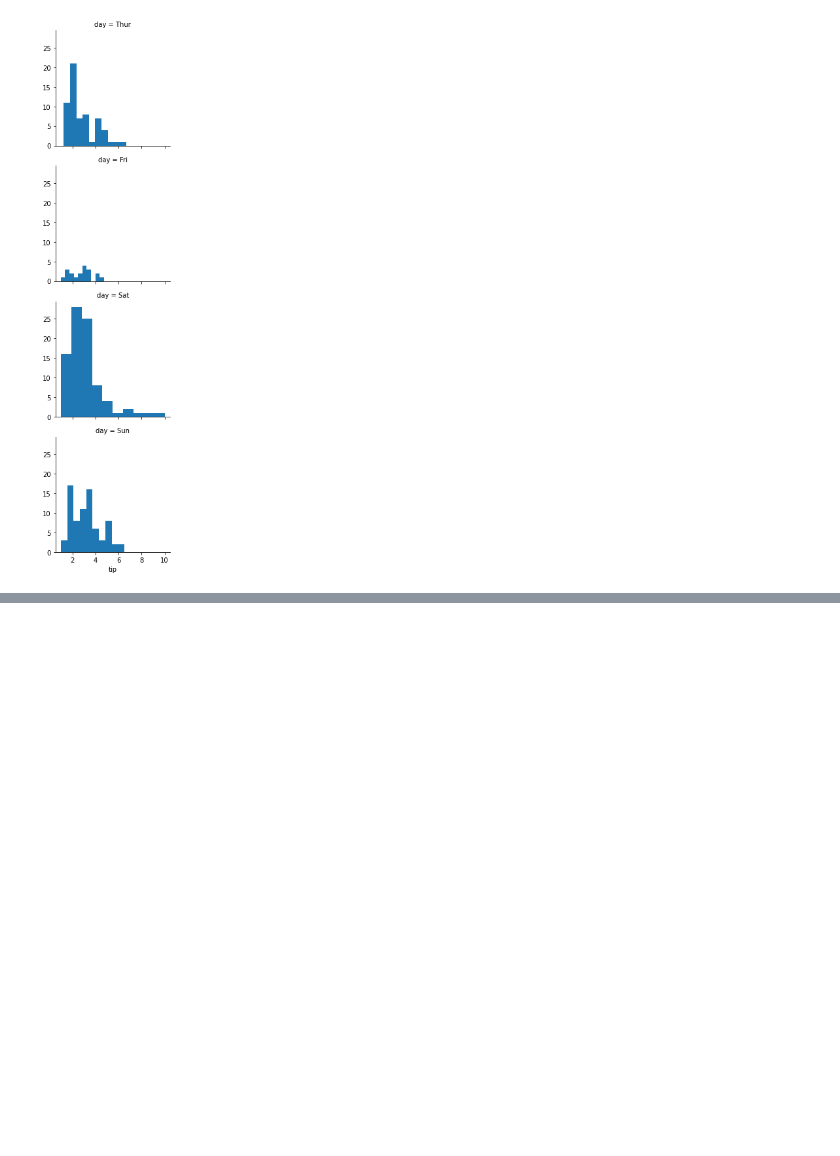
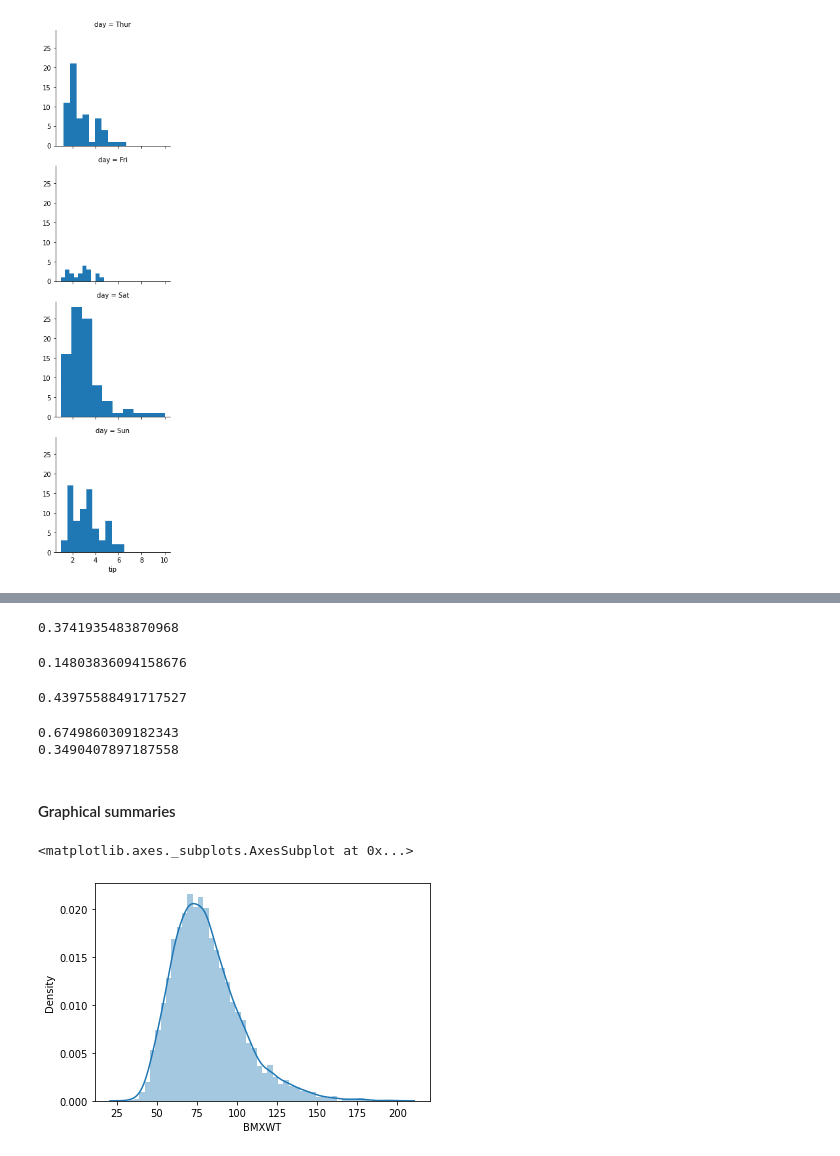
Before and after one commit to Gokulvasan-V/Coursera_practice, a Jupyter notebook: Understanding_and_Visualizing_Data_with_Python.ipynb, the cells around one changed output, grey strips where cells are left out. Drawn from its saved outputs; the diff is of its cells as text; code cells hidden in the pictures; blank space fills up the shorter version.

```diff
--- a/Understanding_and_Visualizing_Data_with_Python.ipynb
+++ b/Understanding_and_Visualizing_Data_with_Python.ipynb
@@ -769,0 +778,2 @@ plt.show()
+# %%
+da = pd.read_csv("/content/dataset/NHANES.csv")
@@ -769,0 +804,4 @@ plt.show()
+# %%
+da["DMDEDUC2x"] = da.DMDEDUC2.replace({1: "<9", 2: "9-11", 3: "HS/GED", 4: "Some college/AA", 5: "College",
+                                       7: "Refused", 9: "Don't know"})
+da.DMDEDUC2x.value_counts()
@@ -769,0 +816,2 @@ plt.show()
+# %%
+da["RIAGENDRx"] = da.RIAGENDR.replace({1: "Male", 2: "Female"})
@@ -769,0 +829,4 @@ plt.show()
+# %%
+da["DMDEDUC2x"] = da.DMDEDUC2x.fillna("Missing")
+x = da.DMDEDUC2x.value_counts()
+x / x.sum()
@@ -769,0 +872,27 @@ plt.show()
+# %%
+np.mean((da.BPXSY1 >= 120) & (da.BPXSY2 <= 139))  # "&" means "and"
+# %% [output]
+0.3741935483870968
+# %%
+np.mean((da.BPXDI1 >= 80) & (da.BPXDI2 <= 89))
+# %% [output]
+0.14803836094158676
+# %%
+a = (da.BPXSY1 >= 120) & (da.BPXSY2 <= 139)
+b = (da.BPXDI1 >= 80) & (da.BPXDI2 <= 89)
+print(np.mean(a | b))  # "|" means "or"
+# %% [output]
+0.43975588491717527
+# %%
+print(np.mean(da.BPXSY1 - da.BPXSY2))
+print(np.mean(da.BPXDI1 - da.BPXDI2))
+# %% [output]
+0.6749860309182343
+0.3490407897187558
+# %% [markdown]
+#### Graphical summaries
+# %%
+sns.distplot(da.BMXWT.dropna())
+# %% [output]
+<matplotlib.axes._subplots.AxesSubplot at 0x...>
+[figure, added]
```
Also changed, not shown: parts of 21 cells of this notebook.
